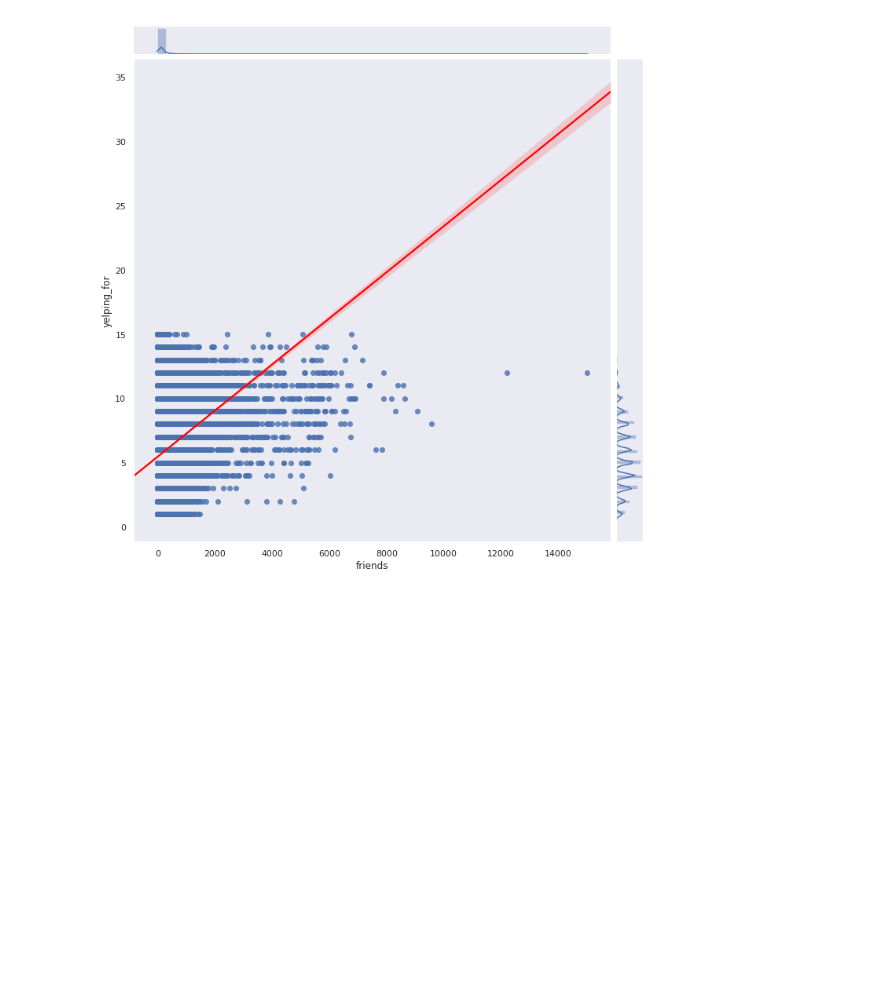
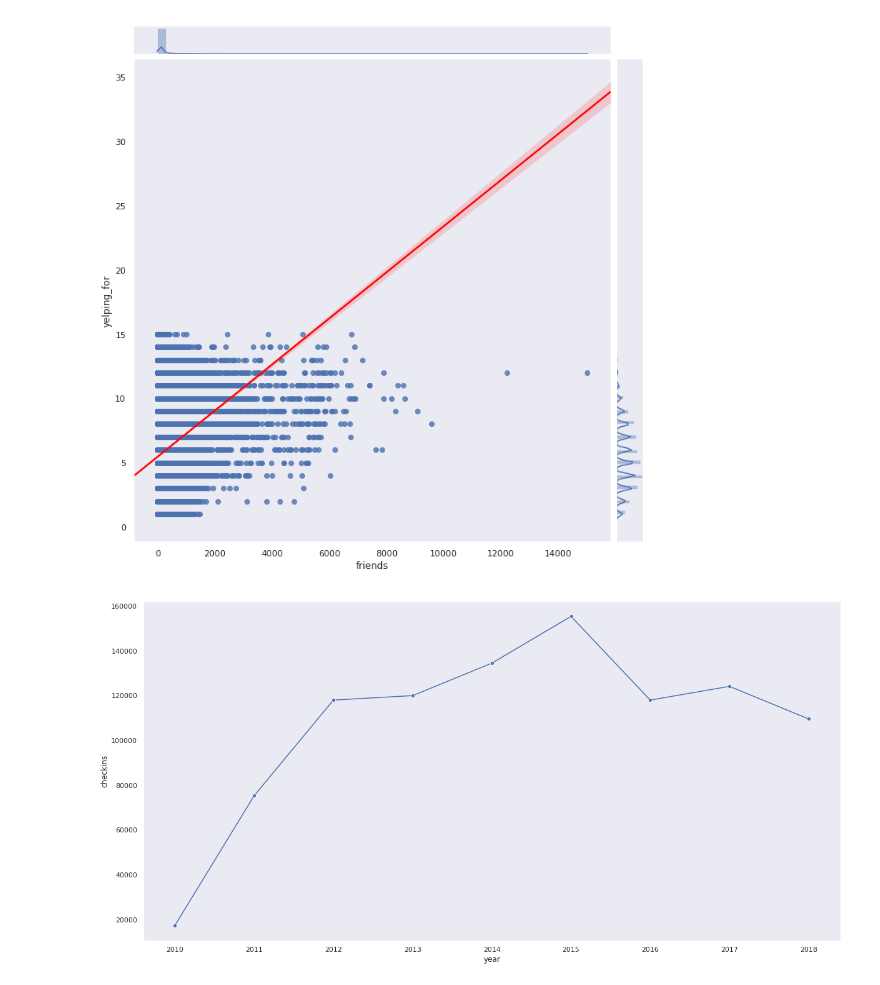
Before and after one commit to aleksandarskrbic/yelp-analytics, a Jupyter notebook: notebooks/EDA.ipynb, the cells around one changed output. Cells and saved outputs as stored; diff of their text form; code cells hidden in the pictures; blank space fills up the shorter version.

```diff
--- a/notebooks/EDA.ipynb
+++ b/notebooks/EDA.ipynb
@@ -21,6 +21,7 @@ TOP_REVIEWS = "topReviews"
 WORST_REVIEWS = "worstReviews"
 BUSINESSS_BY_TRENDING = "trendingBusiness"
 USER_DETAILS = "userDetails"
+CHECKIN_STATS = "checkinStats"
 # %%
 def read_csv(path: str) -> pd.DataFrame:
     path = os.path.join(ROOT, path)
@@ -256,3 +285,21 @@ ax = sns.jointplot(x = 'friends', y = 'yelping_for', data = df, kind = 'reg', he
 # %% [output]
 <Figure size 1080x720 with 0 Axes>
 [figure]
+# %%
+df = read_csv(CHECKIN_STATS)
+# %%
+def lineplot_df(df, column):
+    time = ""
+    if column == "year": time = column
+    elif column == "month": time = column
+    elif column == "day": time = column
+    else: time = "hour"
+
+    time_column = sorted(df[time].unique())
+    checkins = [df[df[time] == value].size for value in time_column]
+    return pd.DataFrame({time: time_column, "checkins": checkins})
+# %%
+plt.figure(figsize=(20, 10))
+ax = sns.lineplot(x="year", y="checkins", marker="o", data=lineplot_df(df, "year"))
+# %% [output]
+[figure, added]
```
Also changed, not shown: parts of 7 cells of this notebook, 1 other file.
